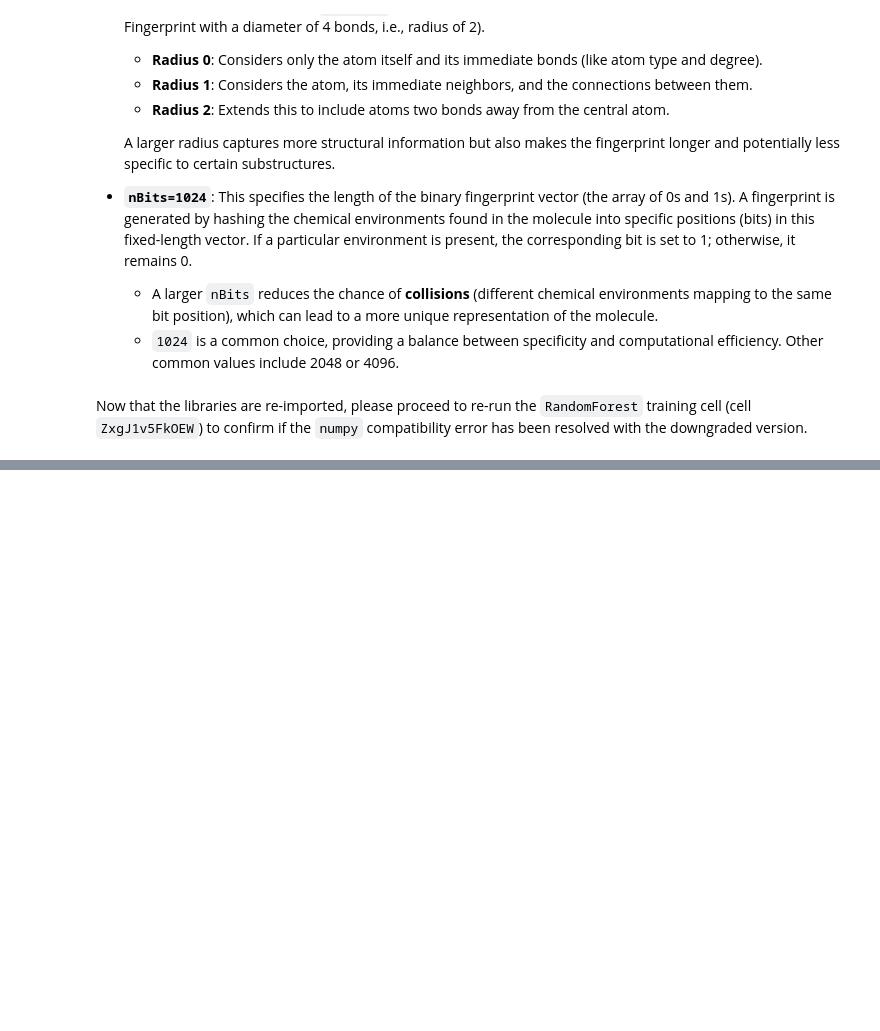
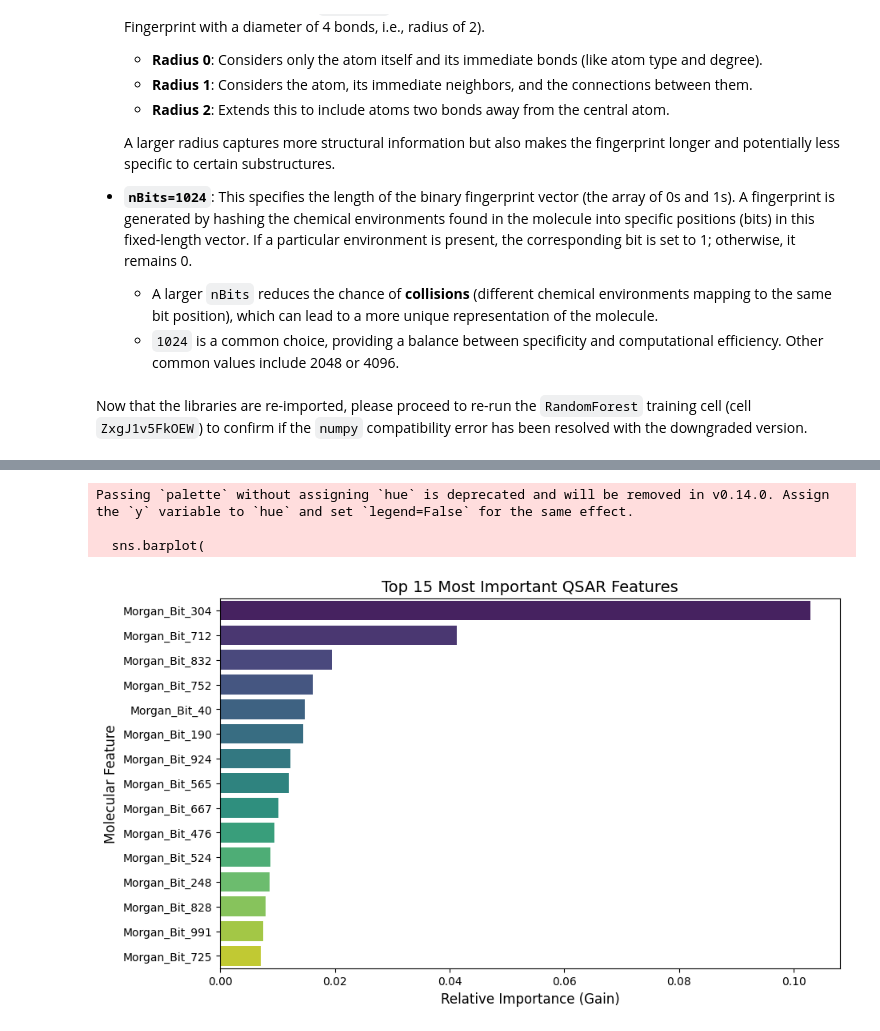
Before and after one commit to eesa3372/Cheminformatics-Learning, a Jupyter notebook: CheminformaticsLearning.ipynb, the cells around one changed output, grey strips where cells are left out. Drawn from its saved outputs; the diff is of its cells as text; code cells hidden in the pictures; blank space fills up the shorter version.

```diff
--- a/CheminformaticsLearning.ipynb
+++ b/CheminformaticsLearning.ipynb
@@ -950,0 +1195,33 @@ Old RMSE: 1.242 -> New RMSE: 1.202
+# %%
+# 1. Extract the importance scores from XGBoost
+importances = xgb_model.feature_importances_
+
+# 2. Create labels for our 1,028 features
+# Morgan bits are 0-1023, the last 4 are our descriptors
+feature_names = [f"Morgan_Bit_{i}" for i in range(1024)]
+feature_names.extend(['MolWt', 'LogP', 'TPSA', 'RotatableBonds'])
+
+# 3. Pair them up and sort from most to least important
+feature_importance_df = pd.DataFrame({
+    'Feature': feature_names,
+    'Importance': importances
+})
+feature_importance_df = feature_importance_df.sort_values(by='Importance', ascending=False)
+
+# 4. Plot the Top 15 most critical features
+plt.figure(figsize=(10, 6))
+sns.barplot(
+    x='Importance',
+    y='Feature',
+    data=feature_importance_df.head(15),
+    palette='viridis'
+)
+plt.title('Top 15 Most Important QSAR Features', fontsize=14)
+plt.xlabel('Relative Importance (Gain)', fontsize=12)
+plt.ylabel('Molecular Feature', fontsize=12)
+plt.show()
+# %% [output]
+Passing `palette` without assigning `hue` is deprecated and will be removed in v0.14.0. Assign the `y` variable to `hue` and set `legend=False` for the same effect.
+
+  sns.barplot(
+[figure, added]
```
Also changed, not shown: parts of 29 cells of this notebook.
